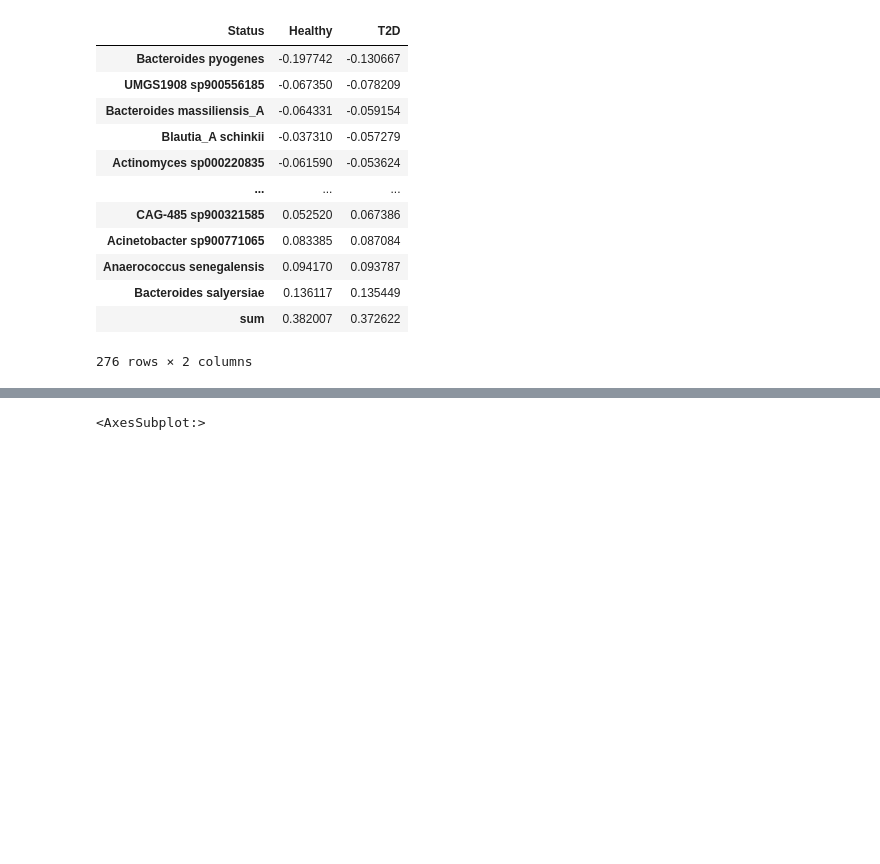
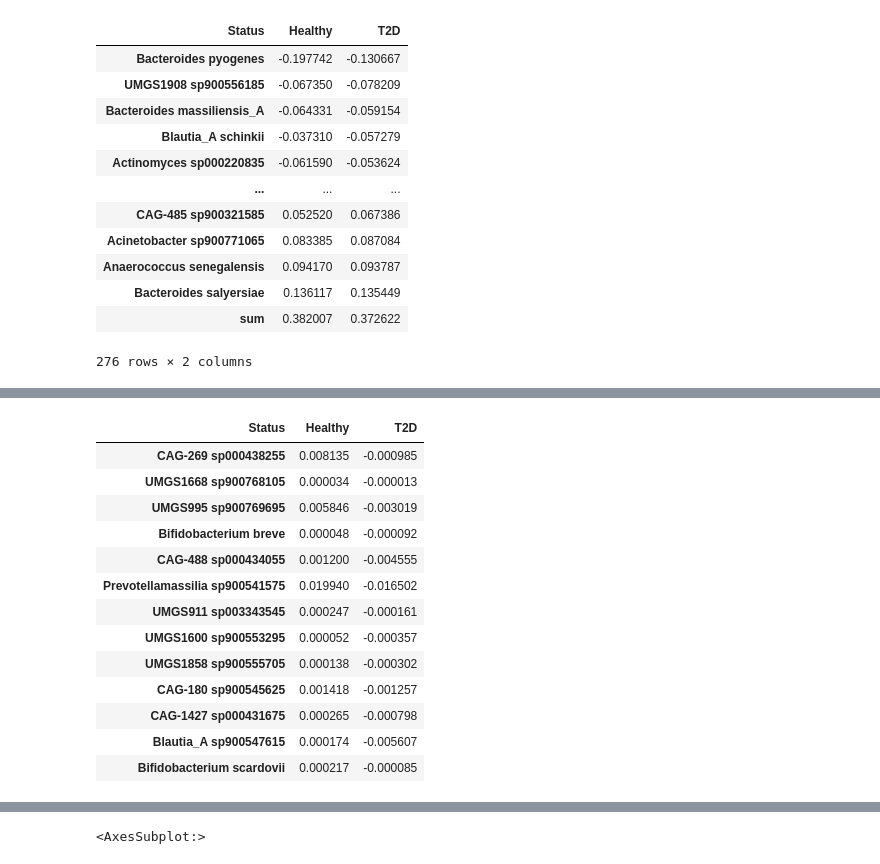
Before and after one commit to jindongmin/Meta_diseases_analyses, a Jupyter notebook: ipynb/SHAP_plots.ipynb, the cells around one changed output, grey strips where cells are left out. Saved outputs shown, nothing was run; the diff lists cells and outputs as text; code cells hidden in the pictures; blank space fills up the shorter version.

```diff
--- a/ipynb/SHAP_plots.ipynb
+++ b/ipynb/SHAP_plots.ipynb
@@ -94,0 +134,17 @@ df.T.sort_values(by=['T2D'])
+# %%
+dfT[dfT.index.isin(list(set_healthy_positive - set_T2D_positive))]
+# %% [output]
+| Status | Healthy | T2D |
+| CAG-269 sp000438255 | 0.008135 | -0.000985 |
+| UMGS1668 sp900768105 | 0.000034 | -0.000013 |
+| UMGS995 sp900769695 | 0.005846 | -0.003019 |
+| Bifidobacterium breve | 0.000048 | -0.000092 |
+| CAG-488 sp000434055 | 0.001200 | -0.004555 |
+| Prevotellamassilia sp900541575 | 0.019940 | -0.016502 |
+| UMGS911 sp003343545 | 0.000247 | -0.000161 |
+| UMGS1600 sp900553295 | 0.000052 | -0.000357 |
+| UMGS1858 sp900555705 | 0.000138 | -0.000302 |
+| CAG-180 sp900545625 | 0.001418 | -0.001257 |
+| CAG-1427 sp000431675 | 0.000265 | -0.000798 |
+| Blautia_A sp900547615 | 0.000174 | -0.005607 |
+| Bifidobacterium scardovii | 0.000217 | -0.000085 |
```
Also changed, not shown: parts of 9 cells of this notebook, 2 other files.
